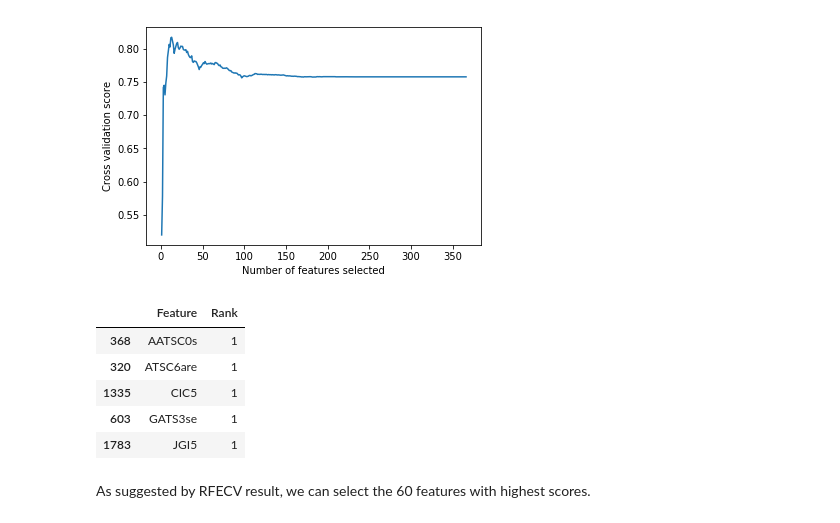
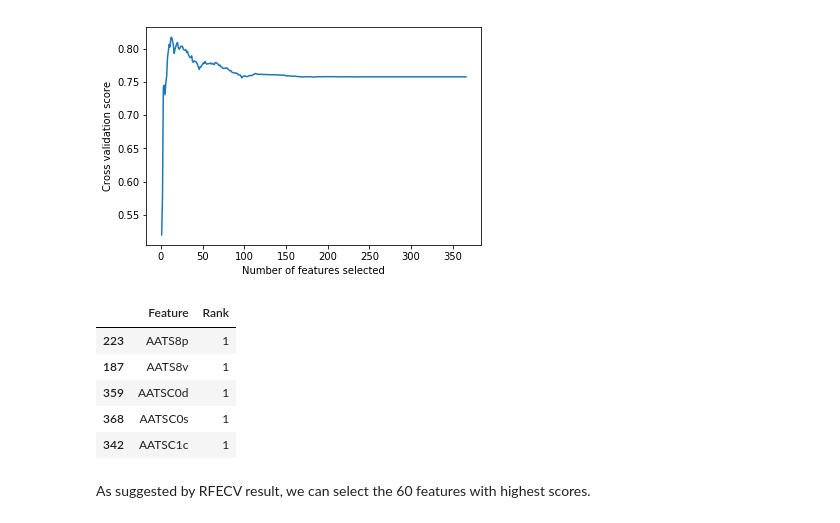
Before and after one commit to sjluozho/PV-Cell, a Jupyter notebook: PV-Cell/Data Cleaning/SelectFeatures.ipynb, the cells around one changed output. Cells and saved outputs as stored; diff of their text form; code cells hidden in the pictures.

Commit message:
extract selected featues and complie into a df

```diff
--- a/PV-Cell/Data Cleaning/SelectFeatures.ipynb
+++ b/PV-Cell/Data Cleaning/SelectFeatures.ipynb
@@ -248,7 +263,7 @@ In addition to linear and non-linear regression, tree based model provides a mor
 from sklearn.ensemble import RandomForestRegressor
 
 modelRF = RandomForestRegressor()
-modelRF.fit(X_train, y_train)
+modelRF.fit(X, y)
 # %% [output]
 RandomForestRegressor(bootstrap=True, criterion='mse', max_depth=None,
            max_features='auto', max_leaf_nodes=None,
@@ -268,8 +291,8 @@ Lastly, we also take advantage from a built-in function from sklearn ``RFE``, wh
 from sklearn.feature_selection import RFECV
 from sklearn.svm import SVR
 estimatorREFCV = SVR('linear')
-selectorREFCV = RFECV(estimatorREFCV, step=5, scoring='explained_variance')
-selectorREFCV.fit(X, y)
+modelREFCV = RFECV(estimatorREFCV, step=5, scoring='explained_variance')
+modelREFCV.fit(X, y)
 # %% [output]
 RFECV(cv='warn',
    estimator=SVR(C=1.0, cache_size=200, coef0=0.0, degree=3, epsilon=0.1,
@@ -292,16 +315,16 @@ Optimal number of features : 60
 [False False False ... False False False]
 [figure]
 # %%
-RFECVrank = selectorREFCV.ranking_
+RFECVrank = modelREFCV.ranking_
 features60 = pd.DataFrame({'Feature':features_df.columns.values, 'Rank':RFECVrank}).sort_values('Rank')
-selected_features = features60[0:60]
-selected_features.head()
+RFECV_df = features60[0:60].sort_values('Feature', ascending = True)
+RFECV_df.head()
 # %% [output]
 |  | Feature | Rank |
+| 223 | AATS8p | 1 |
+| 187 | AATS8v | 1 |
+| 359 | AATSC0d | 1 |
 | 368 | AATSC0s | 1 |
-| 320 | ATSC6are | 1 |
-| 1335 | CIC5 | 1 |
-| 603 | GATS3se | 1 |
-| 1783 | JGI5 | 1 |
+| 342 | AATSC1c | 1 |
 # %% [markdown]
 As suggested by RFECV result, we can select the 60 features with highest scores.
```
Also changed, not shown: parts of 10 cells of this notebook.
